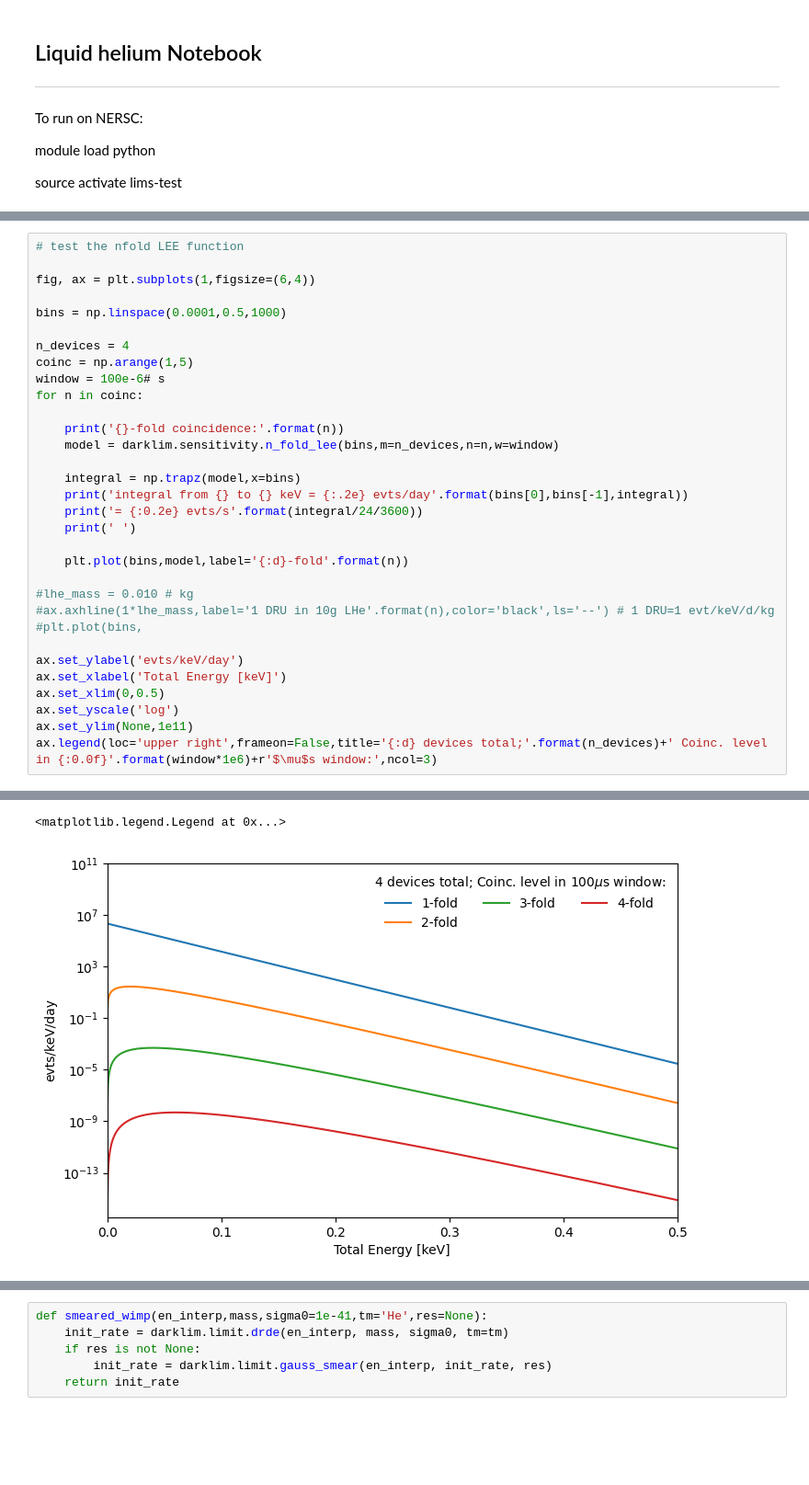
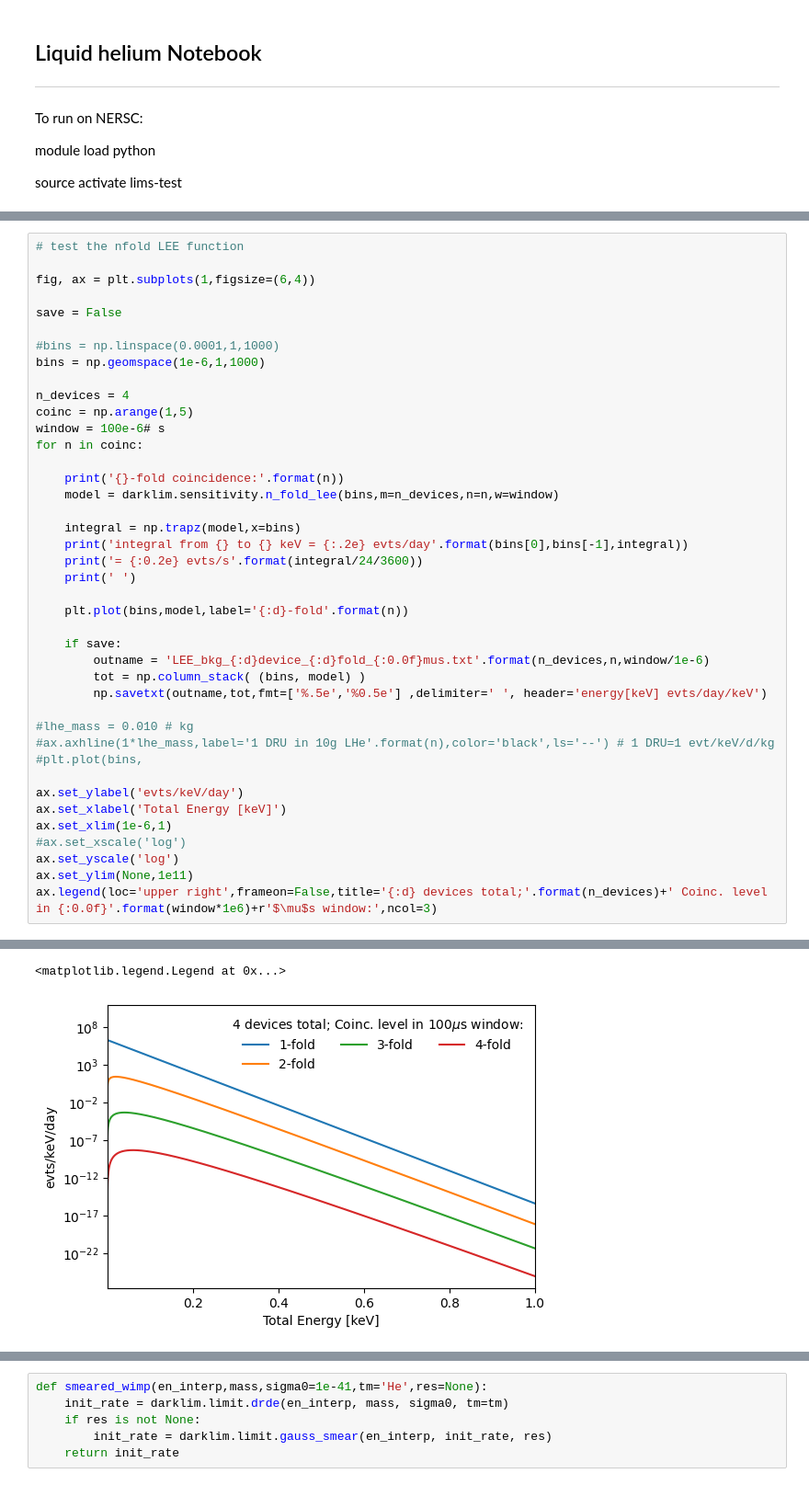
Before and after one commit to spice-herald/DarkLim, a Jupyter notebook: examples/helium.ipynb, the cells around one changed output, grey strips where cells are left out. Shown at 92% size. Cells and saved outputs as stored; diff of their text form; blank space fills up the shorter version.

```diff
--- a/examples/helium.ipynb
+++ b/examples/helium.ipynb
@@ -20,7 +32,10 @@ from multihist import Hist1d
 
 fig, ax = plt.subplots(1,figsize=(6,4))
 
-bins = np.linspace(0.0001,0.5,1000)
+save = False
+
+#bins = np.linspace(0.0001,1,1000)
+bins = np.geomspace(1e-6,1,1000)
 
 n_devices = 4
 coinc = np.arange(1,5)
@@ -37,13 +52,19 @@ for n in coinc:
 
     plt.plot(bins,model,label='{:d}-fold'.format(n))
 
+    if save:
+        outname = 'LEE_bkg_{:d}device_{:d}fold_{:0.0f}mus.txt'.format(n_devices,n,window/1e-6)
+        tot = np.column_stack( (bins, model) )
+        np.savetxt(outname,tot,fmt=['%.5e','%0.5e'] ,delimiter=' ', header='energy[keV] evts/day/keV')
+
 #lhe_mass = 0.010 # kg
 #ax.axhline(1*lhe_mass,label='1 DRU in 10g LHe'.format(n),color='black',ls='--') # 1 DRU=1 evt/keV/d/kg
 #plt.plot(bins,
 
 ax.set_ylabel('evts/keV/day')
 ax.set_xlabel('Total Energy [keV]')
-ax.set_xlim(0,0.5)
+ax.set_xlim(1e-6,1)
+#ax.set_xscale('log')
 ax.set_yscale('log')
 ax.set_ylim(None,1e11)
 ax.legend(loc='upper right',frameon=False,title='{:d} devices total;'.format(n_devices)+' Coinc. level in {:0.0f}'.format(window*1e6)+r'$\mu$s window:',ncol=3)
@@ -65,6 +86,6 @@ integral from 0.0001 to 0.5 keV = 4.30e-10 evts/day
 = 4.98e-15 evts/s
 <matplotlib.legend.Legend at 0x...>
-[figure, old version]
+[figure, new version]
 # %%
 # Detector info setup
 
```
Also changed, not shown: parts of 11 cells of this notebook, 5 other files.
